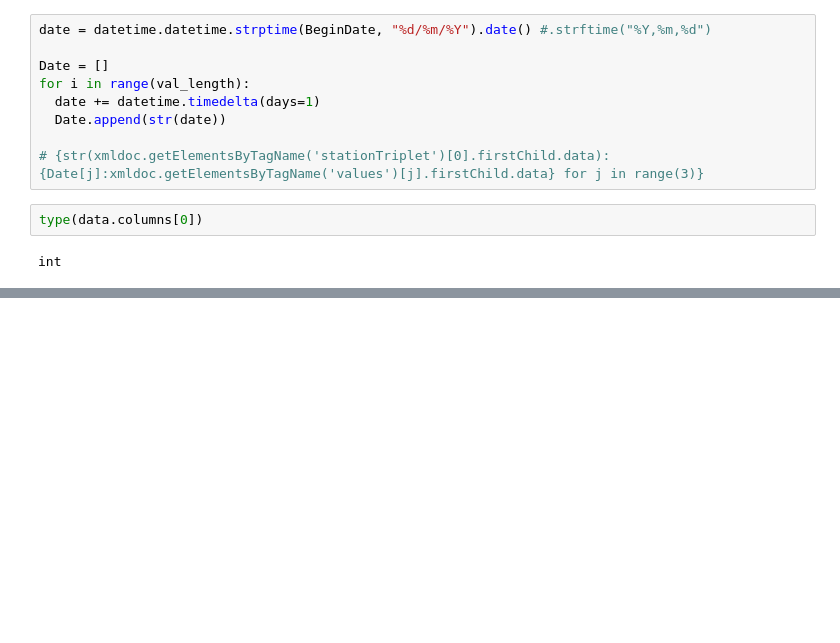
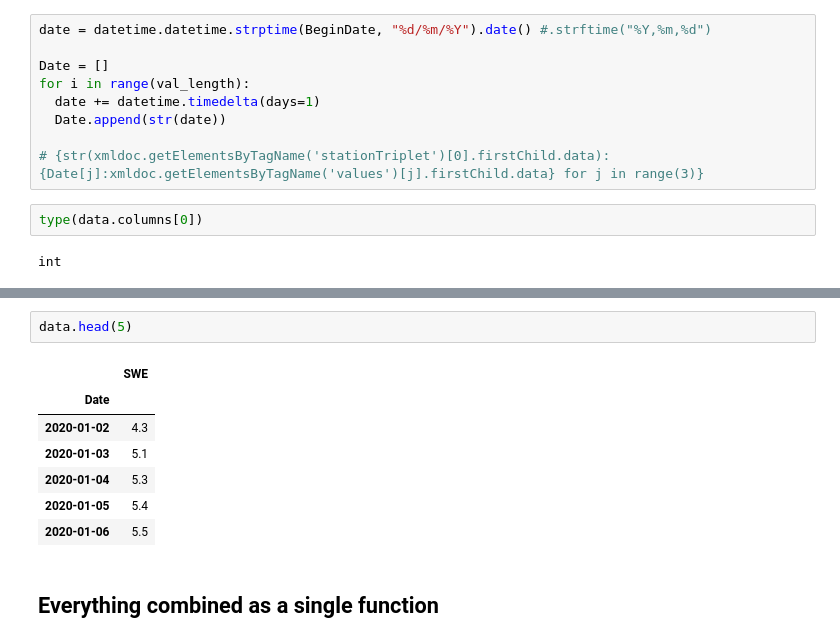
Before and after one commit to geoskimoto/AWDB_SOAP_Request, a Jupyter notebook: pull_awdb_data.ipynb, the cells around one changed output, grey strips where cells are left out. Cells and saved outputs as stored; diff of their text form; blank space fills up the shorter version.

```diff
--- a/pull_awdb_data.ipynb
+++ b/pull_awdb_data.ipynb
@@ -270,0 +252,12 @@ data.tail(7)
+# %%
+data.head(5)
+# %% [output]
+|  | SWE |
+| Date |  |
+| 2020-01-02 | 4.3 |
+| 2020-01-03 | 5.1 |
+| 2020-01-04 | 5.3 |
+| 2020-01-05 | 5.4 |
+| 2020-01-06 | 5.5 |
+# %% [markdown]
+## Everything combined as a single function
```
Also changed, not shown: parts of 24 cells of this notebook.
